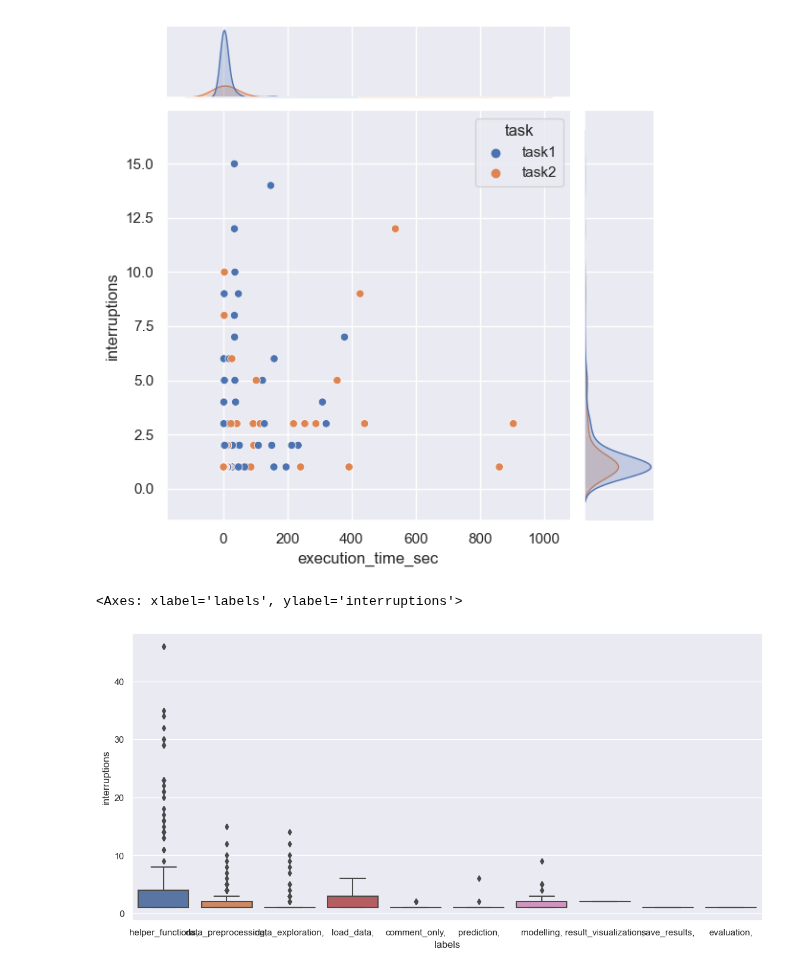
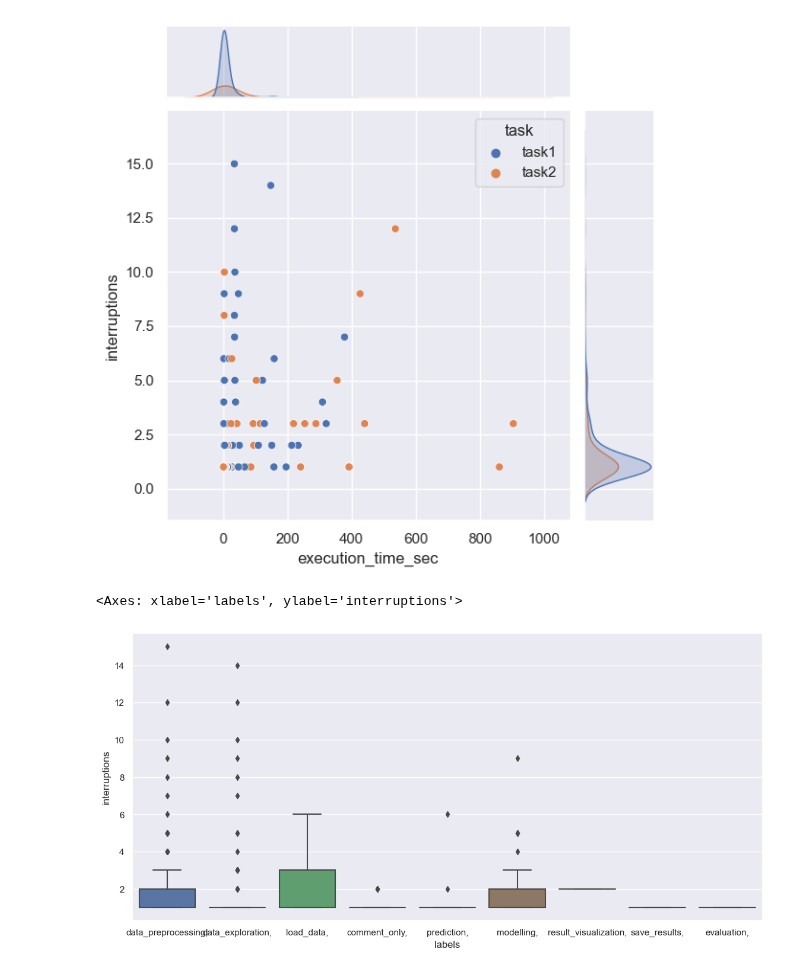
Before and after one commit to konstantgr/jupyter-logs-analysis, a Jupyter notebook: analysis/02-0-time-analysis.ipynb, the cells around one changed output. Cells and saved outputs as stored; diff of their text form; code cells hidden in the pictures.

```diff
--- a/analysis/02-0-time-analysis.ipynb
+++ b/analysis/02-0-time-analysis.ipynb
@@ -14,7 +14,7 @@ from itertools import product
 import matplotlib.pyplot as plt
 import pingouin as pg
 
-df = pd.read_csv('../data/all_data_final_with_ds_labels.csv', index_col=0).reset_index()
+df = pd.read_csv('../data/all_data_06_09_2023.csv', index_col=0)
 june = JuNEDataset(df)
 june.prepare_dataset()
 df = june.df
@@ -210,7 +205,7 @@ sns.jointplot(test[(test.labels != 'helper_functions,')& (test.interruptions > 0
 [figure]
 # %%
 test_plot = test[(test.interruptions > 0)]
-sns.boxplot(test_plot, x='labels', y='interruptions')
+sns.boxplot(test[(test.labels != 'helper_functions,')& (test.interruptions > 0)], x='labels', y='interruptions')
 # %% [output]
 <Axes: xlabel='labels', ylabel='interruptions'>
-[figure, old version]
+[figure, new version]
```
Also changed, not shown: parts of 5 cells of this notebook, 1 other file.
